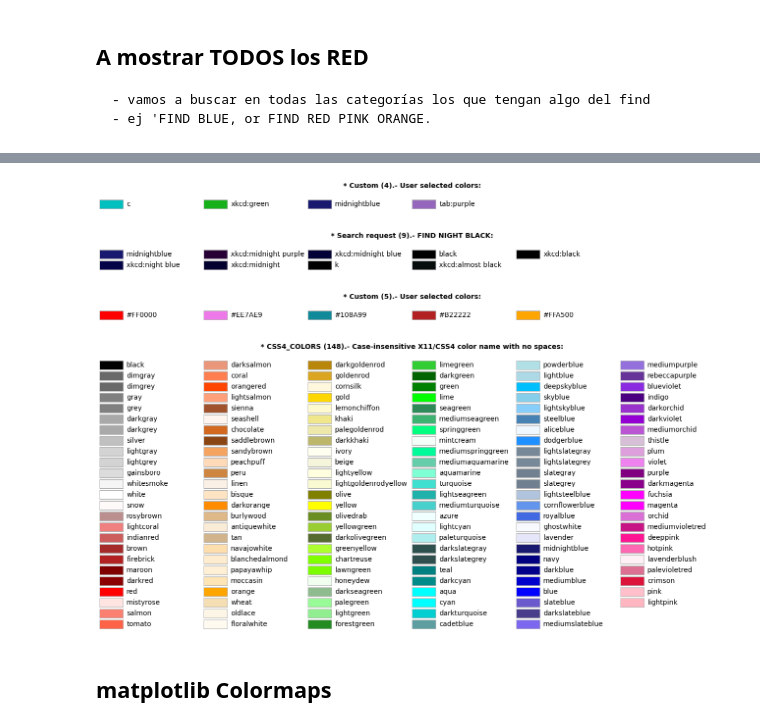
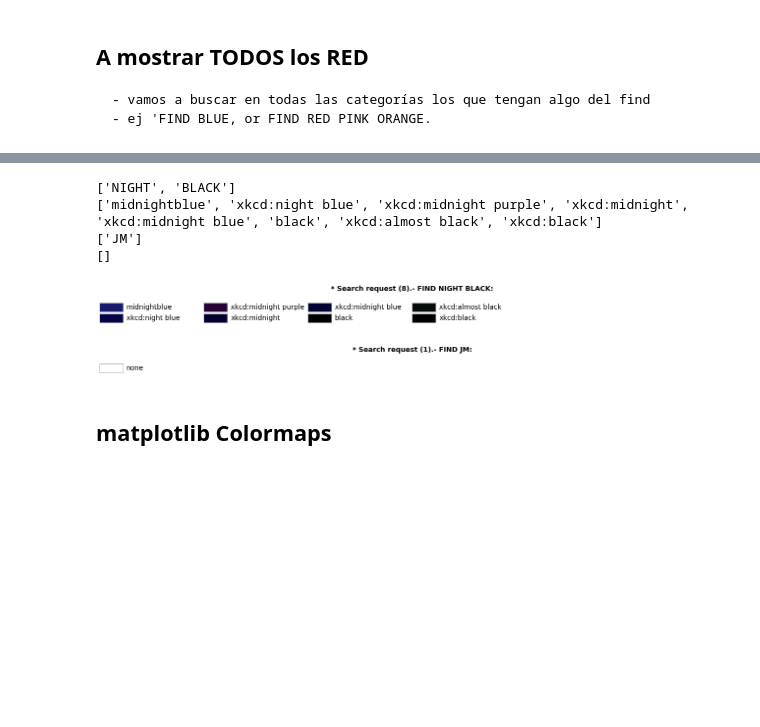
Before and after one commit to jmonti-gh/jm_utils, a Jupyter notebook: dev/plt_colors.ipynb, the cells around one changed output, grey strips where cells are left out. Drawn from its saved outputs; the diff is of its cells as text; code cells hidden in the pictures; blank space fills up the shorter version.

```diff
--- a/dev/plt_colors.ipynb
+++ b/dev/plt_colors.ipynb
@@ -147,6 +139,7 @@ def get_matplotlib_colors_dict():
 # %%
 # Vamos a formatear ls lista ... con f-string pero también con tabiulate o ljust (reconfigurando una lista de listas)
-dic = get_matplotlib_colors_dict()
+## Para mostrar los nombres . TODOS by cat...
+dic = mpl_tints.COLORS_NAMES_BY_CAT
 # lst = dic['XKCD_COLORS'][0]
 lst = dic['CSS4_COLORS'][0]
 # print(len(lst))
@@ -200,7 +193,7 @@ xkcd:brown                 xkcd:pink                  xkcd:blue
 # Sacamos en limpio que puedos usar el cols_width para hacerlo más dinámico? veremos en la func principal
 # Vamos a probar tabulate con lista de listas
 from tabulate import tabulate
-dic = get_matplotlib_colors_dict()
+dic = mpl_tints.COLORS_NAMES_BY_CAT
 lst = dic['CSS4_COLORS'][0]
 
 # Ahora a es lista plana la tengo que dividir en sublistas de n_columnas
@@ -240,8 +233,8 @@ max(len(el) for el in lst)
 # %% [output]
 20
 # %%
-### TENGO que seguir ESTUDIANDO este tema porque para TODOS los elementos de CSS4.. list NO Funciona para pocos SI????
-d = get_matplotlib_colors_dict()
+### TENGO que seguir ESTUDIANDO este tema porque para TODOS los elementos de CSS4.. list NO Funciona para pocos SI???? - FUTURE
+d = mpl_tints.COLORS_NAMES_BY_CAT
 l = d['CSS4_COLORS'][0][:27]
 # display(l)
 
@@ -315,7 +308,7 @@ max(len(el) for el in l3)
     - vamos a buscar en todas las categorías los que tengan algo del find
     - ej 'FIND BLUE, or FIND RED PINK ORANGE.
 # %%
-dic = get_matplotlib_colors_dict()
+dic = mpl_tints.COLORS_NAMES_BY_CAT
 l0 = dic['BASE_COLORS'][0]
 l1 = dic['CSS4_COLORS'][0]
 l2 = dic['TABLEAU_COLORS'][0]
@@ -327,10 +320,7 @@ base_colors_dic = dict(zip(base_full_lst, l0))
 print(base_colors_dic)
 new_lst = []
 
-
-
 all_colors = l1 + l2 + l3
-
 
 # input = '  find cyan  GReen BLUE  '.strip().upper()
 # input = '  find   red '.strip().upper()
@@ -521,15 +664,18 @@ def plot_matplolib_colors(
 # %%
 # fig, ax = plot_matplolib_colors('tableau_colors')
-fig, ax = plot_matplolib_colors(['c', 'xkcd:green', 'midnightblue', 'tab:purple'])
-fig, ax = plot_matplolib_colors('find night black')
+# fig, ax = plot_matplolib_colors(['c', 'xkcd:green', 'midnightblue', 'tab:purple'])
+fig, ax = plot_mpl_colors2('find night black')
+fig, ax = plot_mpl_colors2('find jm')
 # fig, ax = plot_matplolib_colors('find blue')
-fig, ax = plot_matplolib_colors(['#FF0000', '#EE7AE9', '#108A99', '#B22222', '#FFA500'])
-fig, ax = plot_matplolib_colors('css4_colors')
+# fig, ax = plot_matplolib_colors(['#FF0000', '#EE7AE9', '#108A99', '#B22222', '#FFA500'])
+# fig, ax = plot_matplolib_colors('css4_colors')
 # %% [output]
+['NIGHT', 'BLACK']
+['midnightblue', 'xkcd:night blue', 'xkcd:midnight purple', 'xkcd:midnight', 'xkcd:midnight blue', 'black', 'xkcd:almost black', 'xkcd:black']
+['JM']
+[]
-[figure, old version]
+[figure, new version]
-[figure, old version]
+[figure, new version]
-[figure, removed]
-[figure, removed]
 # %%
 def show_matplolib_colors(color_group, n_cols=6, sort_colors=True):
 
```
Also changed, not shown: parts of 10 cells of this notebook, 2 other files.
